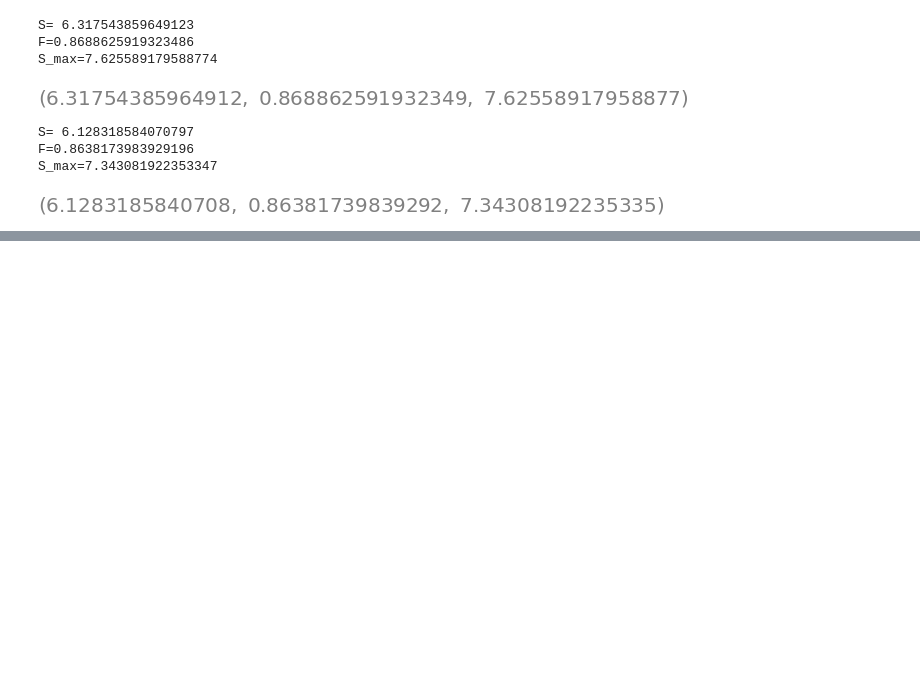
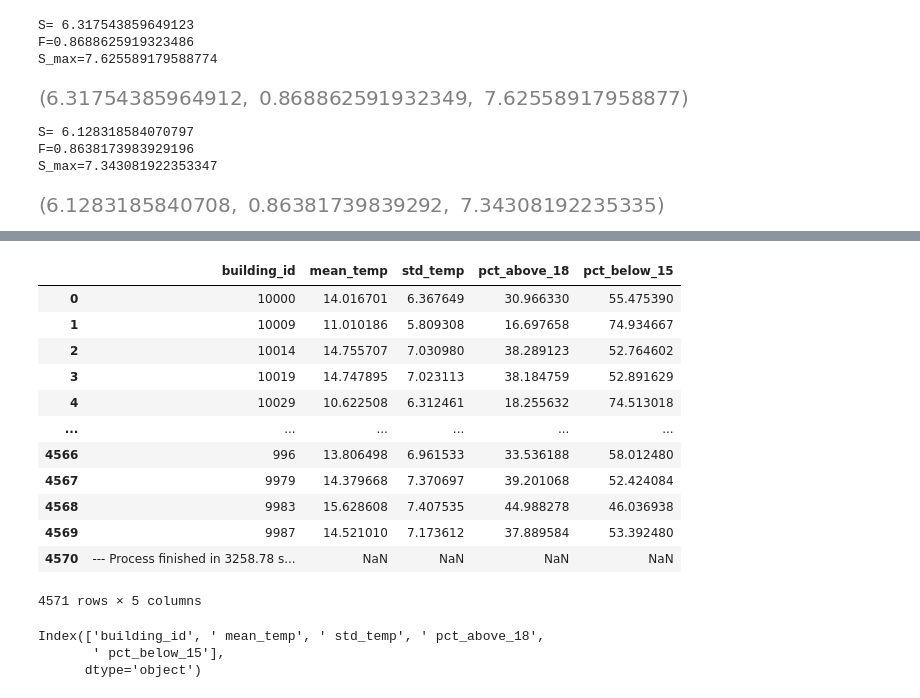
Before and after one commit to markus1573/PHPC-projekt, a Jupyter notebook: Mat.ipynb, the cells around one changed output, grey strips where cells are left out. Drawn from its saved outputs; the diff is of its cells as text; code cells hidden in the pictures; blank space fills up the shorter version.

```diff
--- a/Mat.ipynb
+++ b/Mat.ipynb
@@ -111,0 +184,24 @@ S_max=7.343081922353347
+# %%
+import pandas as pd
+result_df = pd.read_csv('full_results.csv')
+display(result_df)
+# %% [output]
+|  | building_id | mean_temp | std_temp | pct_above_18 | pct_below_15 |
+| 0 | 10000 | 14.016701 | 6.367649 | 30.966330 | 55.475390 |
+| 1 | 10009 | 11.010186 | 5.809308 | 16.697658 | 74.934667 |
+| 2 | 10014 | 14.755707 | 7.030980 | 38.289123 | 52.764602 |
+| 3 | 10019 | 14.747895 | 7.023113 | 38.184759 | 52.891629 |
+| 4 | 10029 | 10.622508 | 6.312461 | 18.255632 | 74.513018 |
+| ... | ... | ... | ... | ... | ... |
+| 4566 | 996 | 13.806498 | 6.961533 | 33.536188 | 58.012480 |
+| 4567 | 9979 | 14.379668 | 7.370697 | 39.201068 | 52.424084 |
+| 4568 | 9983 | 15.628608 | 7.407535 | 44.988278 | 46.036938 |
+| 4569 | 9987 | 14.521010 | 7.173612 | 37.889584 | 53.392480 |
+| 4570 | --- Process finished in 3258.78 s... | NaN | NaN | NaN | NaN |
+4571 rows × 5 columns
+# %%
+result_df.columns
+# %% [output]
+Index(['building_id', ' mean_temp', ' std_temp', ' pct_above_18',
+       ' pct_below_15'],
+      dtype='object')
```
Also changed, not shown: parts of 7 cells of this notebook, 2 other files.
